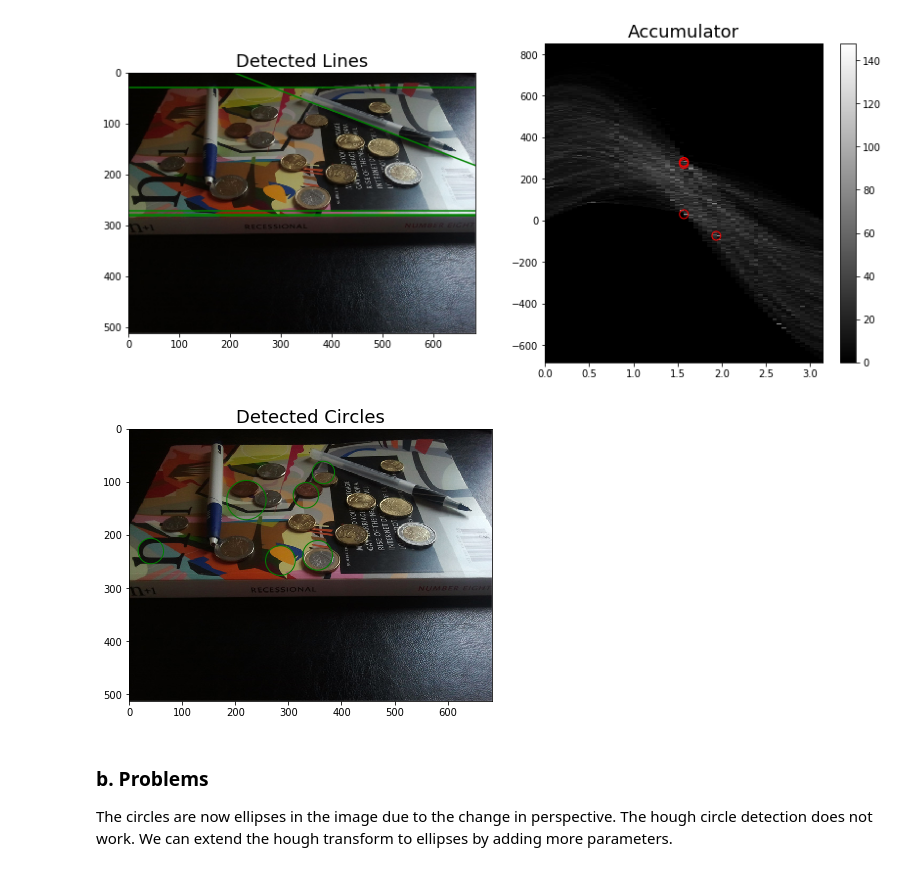
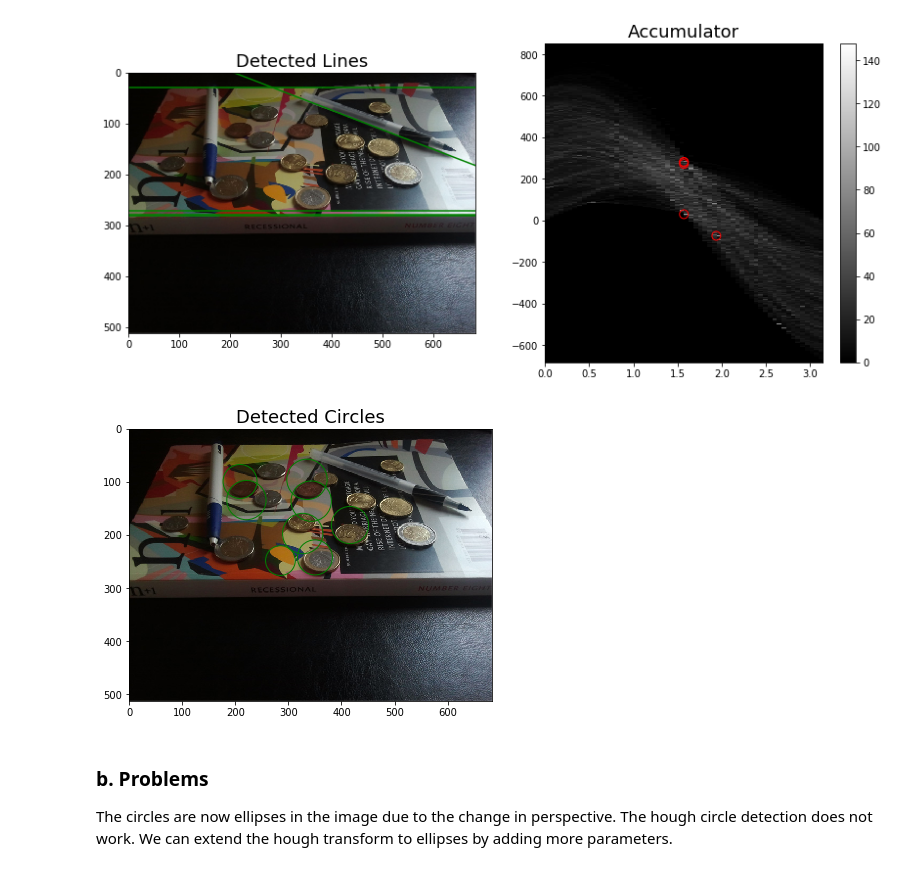
Before and after one commit to brandenwallace/cs6476-cv-1, a Jupyter notebook: PS1/PS1.ipynb, the cells around one changed output. Drawn from its saved outputs; the diff is of its cells as text; code cells hidden in the pictures.

```diff
--- a/PS1/PS1.ipynb
+++ b/PS1/PS1.ipynb
@@ -704,18 +707,18 @@ img3_houghc_obj = HoughCircles(img3_canny.img_edges, r_min, r_max, r_res=1, xy_r
 img3_houghc_obj.accumulate();
 # %%
 # Adjust threshold to detect circles
-@interact(thresh=(50, 200))
-def img3_houghc(thresh=100):
+@interact(thresh=(40, 100))
+def img3_houghc(thresh=55):
     img3_houghc_obj.thresh = thresh
     # Get circles from accumulator matrix
     img3_houghc_obj.filter_concentric(min_dist=30)
     # Plot
     fig, ax = plt.subplots(figsize=(6.5, 6))
     ax.imshow(img3)
     img3_houghc_obj.plot_circles(ax)
     return
 # %% [output]
-[figure, old version]
+[figure, new version]
 # %% [markdown]
 ### b. Problems
 The circles are now ellipses in the image due to the change in perspective. The hough circle detection does not work. We can extend the hough transform to ellipses by adding more parameters.
```
Also changed, not shown: parts of 6 cells of this notebook.
